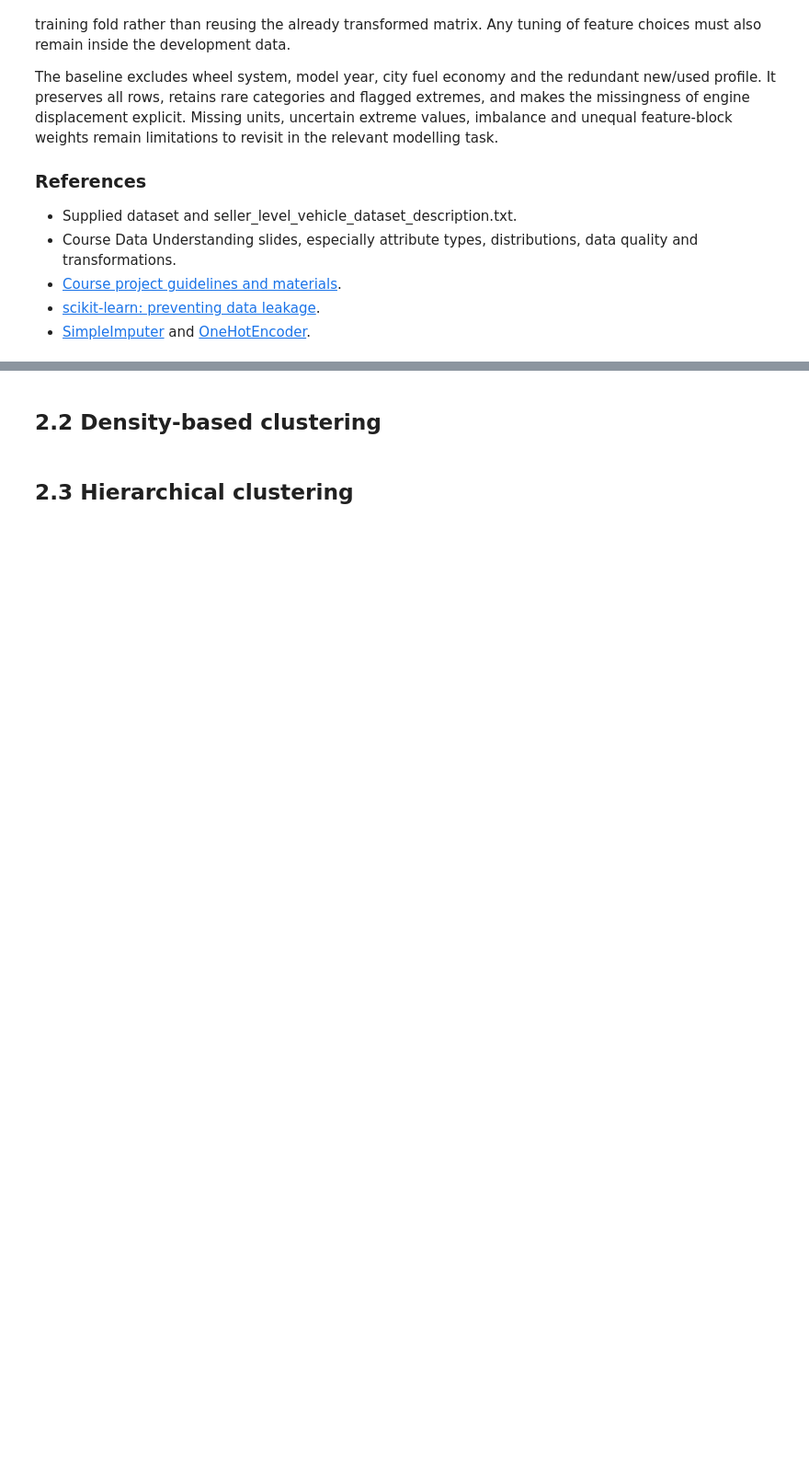
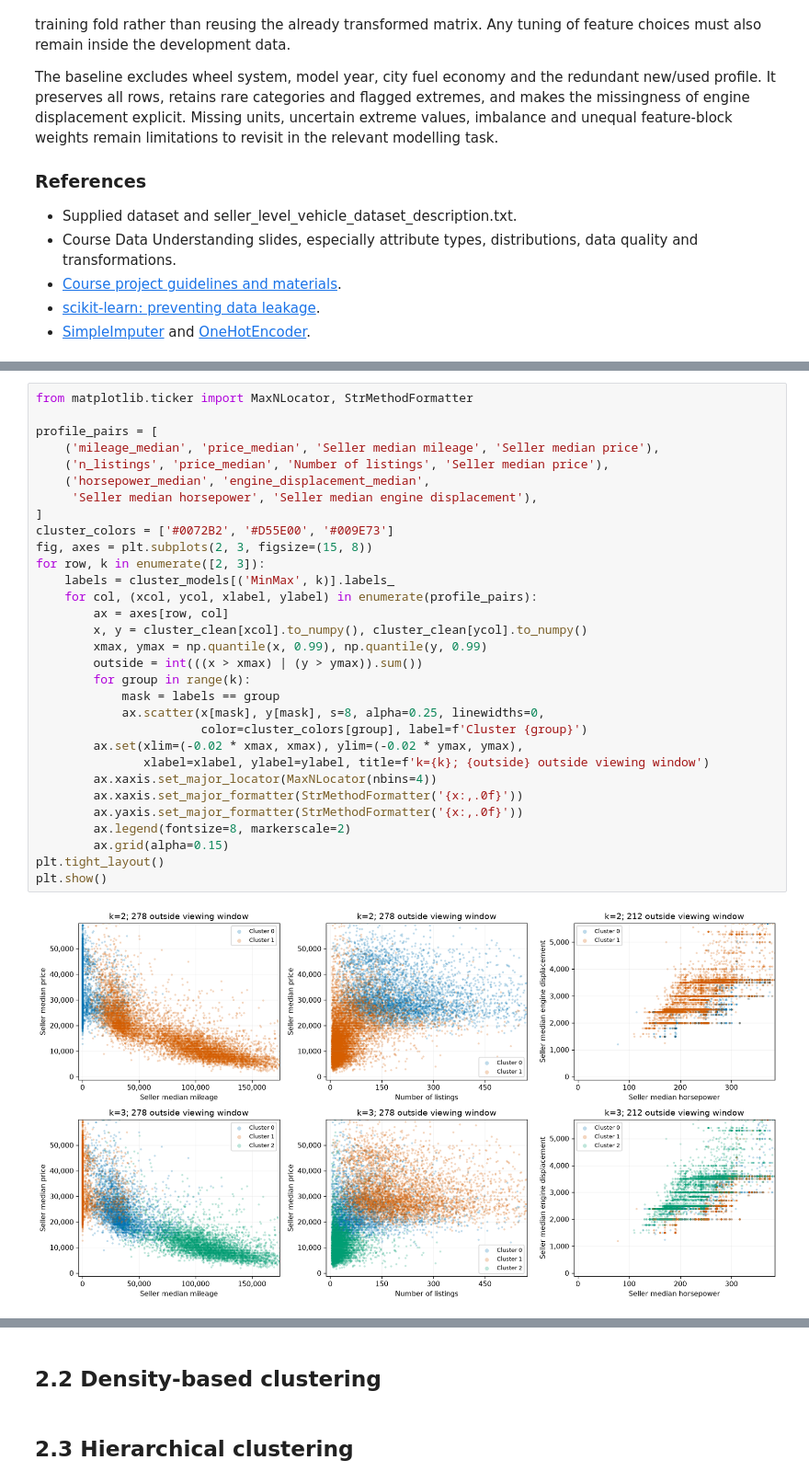
Before and after one commit to iqbalzain99/data-mining_unipi_1_2026, a Jupyter notebook: project/project.ipynb, the cells around one changed output, grey strips where cells are left out. Shown at 92% size. Drawn from its saved outputs; the diff is of its cells as text; blank space fills up the shorter version.

```diff
--- a/project/project.ipynb
+++ b/project/project.ipynb
@@ -953,0 +1209,33 @@ Not started.
+# %%
+from matplotlib.ticker import MaxNLocator, StrMethodFormatter
+
+profile_pairs = [
+    ('mileage_median', 'price_median', 'Seller median mileage', 'Seller median price'),
+    ('n_listings', 'price_median', 'Number of listings', 'Seller median price'),
+    ('horsepower_median', 'engine_displacement_median',
+     'Seller median horsepower', 'Seller median engine displacement'),
+]
+cluster_colors = ['#0072B2', '#D55E00', '#009E73']
+fig, axes = plt.subplots(2, 3, figsize=(15, 8))
+for row, k in enumerate([2, 3]):
+    labels = cluster_models[('MinMax', k)].labels_
+    for col, (xcol, ycol, xlabel, ylabel) in enumerate(profile_pairs):
+        ax = axes[row, col]
+        x, y = cluster_clean[xcol].to_numpy(), cluster_clean[ycol].to_numpy()
+        xmax, ymax = np.quantile(x, 0.99), np.quantile(y, 0.99)
+        outside = int(((x > xmax) | (y > ymax)).sum())
+        for group in range(k):
+            mask = labels == group
+            ax.scatter(x[mask], y[mask], s=8, alpha=0.25, linewidths=0,
+                       color=cluster_colors[group], label=f'Cluster {group}')
+        ax.set(xlim=(-0.02 * xmax, xmax), ylim=(-0.02 * ymax, ymax),
+               xlabel=xlabel, ylabel=ylabel, title=f'k={k}; {outside} outside viewing window')
+        ax.xaxis.set_major_locator(MaxNLocator(nbins=4))
+        ax.xaxis.set_major_formatter(StrMethodFormatter('{x:,.0f}'))
+        ax.yaxis.set_major_formatter(StrMethodFormatter('{x:,.0f}'))
+        ax.legend(fontsize=8, markerscale=2)
+        ax.grid(alpha=0.15)
+plt.tight_layout()
+plt.show()
+# %% [output]
+[figure, added]
```
Also changed, not shown: parts of 17 cells of this notebook, 3 other files.
